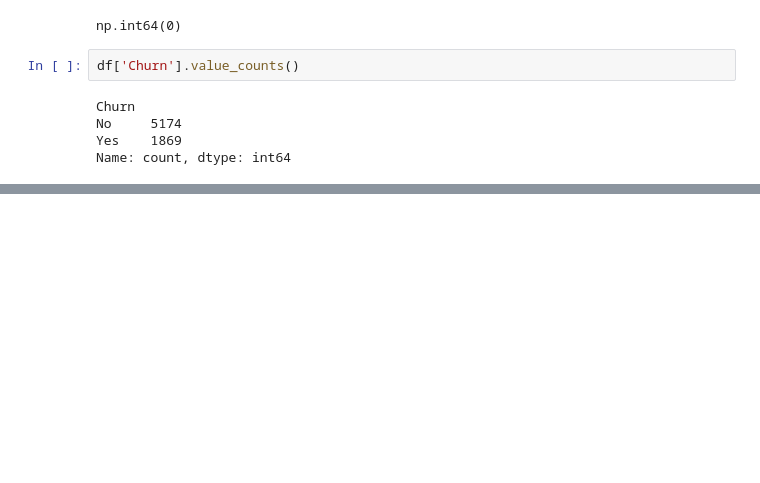
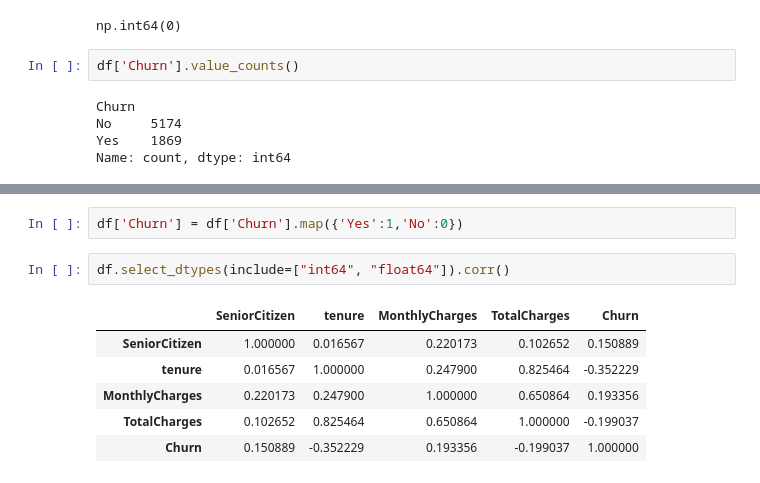
Before and after one commit to Sangamithra11/Churnsense, a Jupyter notebook: notebooks/01_eda.ipynb, the cells around one changed output, grey strips where cells are left out. Drawn from its saved outputs; the diff is of its cells as text; blank space fills up the shorter version.

```diff
--- a/notebooks/01_eda.ipynb
+++ b/notebooks/01_eda.ipynb
@@ -118,0 +180,11 @@ Name: count, dtype: int64
+# %%
+df['Churn'] = df['Churn'].map({'Yes':1,'No':0})
+# %%
+df.select_dtypes(include=["int64", "float64"]).corr()
+# %% [output]
+|  | SeniorCitizen | tenure | MonthlyCharges | TotalCharges | Churn |
+| SeniorCitizen | 1.000000 | 0.016567 | 0.220173 | 0.102652 | 0.150889 |
+| tenure | 0.016567 | 1.000000 | 0.247900 | 0.825464 | -0.352229 |
+| MonthlyCharges | 0.220173 | 0.247900 | 1.000000 | 0.650864 | 0.193356 |
+| TotalCharges | 0.102652 | 0.825464 | 0.650864 | 1.000000 | -0.199037 |
+| Churn | 0.150889 | -0.352229 | 0.193356 | -0.199037 | 1.000000 |
```
Also changed, not shown: parts of 8 cells of this notebook.
